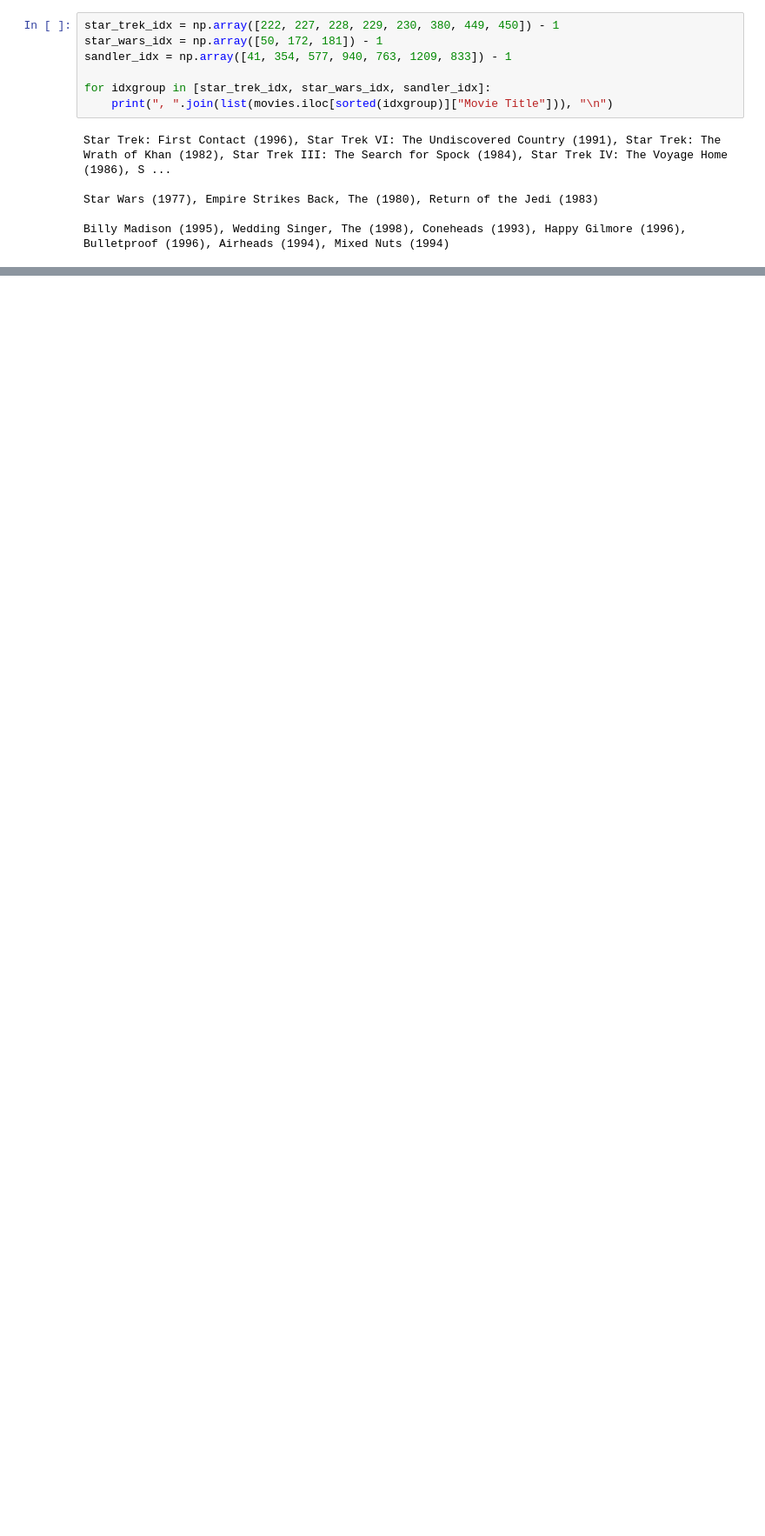
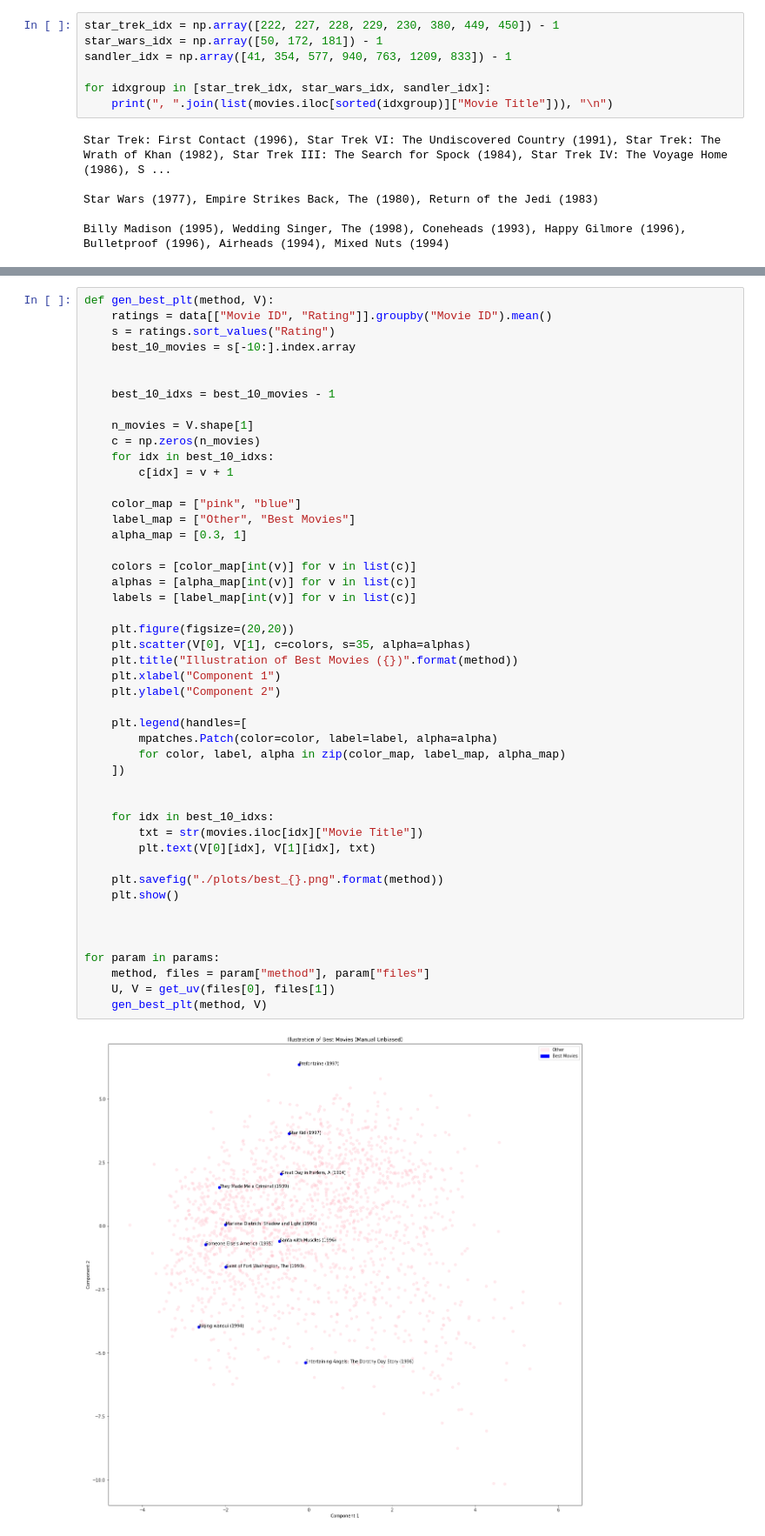
Before and after one commit to ianfowler/CS155-Project-2, a Jupyter notebook: Visualization Pt 2.ipynb, the cells around one changed output, grey strips where cells are left out. Shown at 87% size. Saved outputs shown, nothing was run; the diff lists cells and outputs as text; blank space fills up the shorter version.

```diff
--- a/Visualization Pt 2.ipynb
+++ b/Visualization Pt 2.ipynb
@@ -214,0 +351,49 @@ Billy Madison (1995), Wedding Singer, The (1998), Coneheads (1993), Happy Gilmor
+# %%
+def gen_best_plt(method, V):
+    ratings = data[["Movie ID", "Rating"]].groupby("Movie ID").mean()
+    s = ratings.sort_values("Rating")
+    best_10_movies = s[-10:].index.array
+
+
+    best_10_idxs = best_10_movies - 1
+
+    n_movies = V.shape[1]
+    c = np.zeros(n_movies)
+    for idx in best_10_idxs:
+        c[idx] = v + 1
+
+    color_map = ["pink", "blue"]
+    label_map = ["Other", "Best Movies"]
+    alpha_map = [0.3, 1]
+
+    colors = [color_map[int(v)] for v in list(c)]
+    alphas = [alpha_map[int(v)] for v in list(c)]
+    labels = [label_map[int(v)] for v in list(c)]
+
+    plt.figure(figsize=(20,20))
+    plt.scatter(V[0], V[1], c=colors, s=35, alpha=alphas)
+    plt.title("Illustration of Best Movies ({})".format(method))
+    plt.xlabel("Component 1")
+    plt.ylabel("Component 2")
+
+    plt.legend(handles=[
+        mpatches.Patch(color=color, label=label, alpha=alpha)
+        for color, label, alpha in zip(color_map, label_map, alpha_map)
+    ])
+
+
+    for idx in best_10_idxs:
+        txt = str(movies.iloc[idx]["Movie Title"])
+        plt.text(V[0][idx], V[1][idx], txt)
+
+    plt.savefig("./plots/best_{}.png".format(method))
+    plt.show()
+
+
+
+for param in params:
+    method, files = param["method"], param["files"]
+    U, V = get_uv(files[0], files[1])
+    gen_best_plt(method, V)
+# %% [output]
+[figure, added]
```
Also changed, not shown: parts of 6 cells of this notebook, 12 other files.
